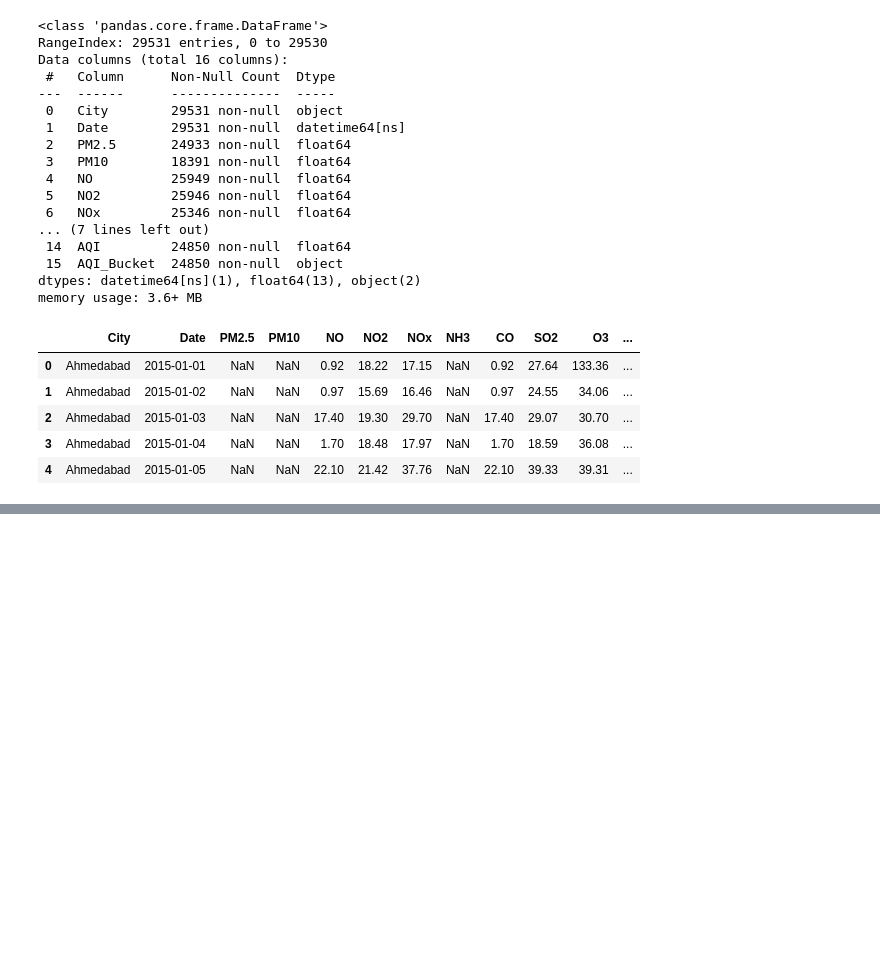
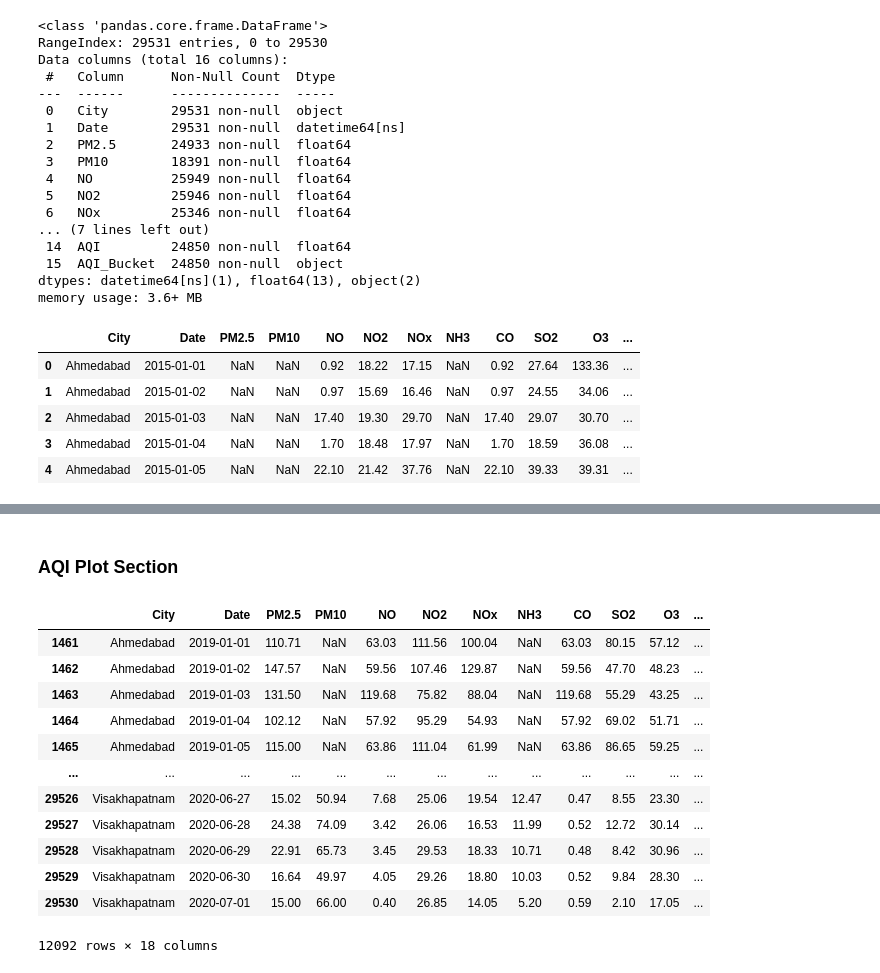
Before and after one commit to enumulak/EK_ML, a Jupyter notebook: Projects/Covid19PollutionEffect/Notebooks/Covid19_Pollution_TestBed.ipynb, the cells around one changed output, grey strips where cells are left out. Drawn from its saved outputs; the diff is of its cells as text; code cells hidden in the pictures; blank space fills up the shorter version.

```diff
--- a/Projects/Covid19PollutionEffect/Notebooks/Covid19_Pollution_TestBed.ipynb
+++ b/Projects/Covid19PollutionEffect/Notebooks/Covid19_Pollution_TestBed.ipynb
@@ -342,5 +342,3 @@ city_day_df.head()
 | 2 | Ahmedabad | 2015-01-03 | NaN | NaN | 17.40 | 19.30 | 29.70 | NaN | 17.40 | 29.07 | 30.70 | ... |
 | 3 | Ahmedabad | 2015-01-04 | NaN | NaN | 1.70 | 18.48 | 17.97 | NaN | 1.70 | 18.59 | 36.08 | ... |
 | 4 | Ahmedabad | 2015-01-05 | NaN | NaN | 22.10 | 21.42 | 37.76 | NaN | 22.10 | 39.33 | 39.31 | ... |
-# %%
-city_day_df.set_index('Date', inplace=True)
@@ -457,0 +345,19 @@ top_cities_graph('PM10')
+# %% [markdown]
+### AQI Plot Section
+# %%
+dated_city_df = city_day_df[city_day_df['Date'] >= '2019-01-01']
+dated_city_df
+# %% [output]
+|  | City | Date | PM2.5 | PM10 | NO | NO2 | NOx | NH3 | CO | SO2 | O3 | ... |
+| 1461 | Ahmedabad | 2019-01-01 | 110.71 | NaN | 63.03 | 111.56 | 100.04 | NaN | 63.03 | 80.15 | 57.12 | ... |
+| 1462 | Ahmedabad | 2019-01-02 | 147.57 | NaN | 59.56 | 107.46 | 129.87 | NaN | 59.56 | 47.70 | 48.23 | ... |
+| 1463 | Ahmedabad | 2019-01-03 | 131.50 | NaN | 119.68 | 75.82 | 88.04 | NaN | 119.68 | 55.29 | 43.25 | ... |
+| 1464 | Ahmedabad | 2019-01-04 | 102.12 | NaN | 57.92 | 95.29 | 54.93 | NaN | 57.92 | 69.02 | 51.71 | ... |
+| 1465 | Ahmedabad | 2019-01-05 | 115.00 | NaN | 63.86 | 111.04 | 61.99 | NaN | 63.86 | 86.65 | 59.25 | ... |
+| ... | ... | ... | ... | ... | ... | ... | ... | ... | ... | ... | ... | ... |
+| 29526 | Visakhapatnam | 2020-06-27 | 15.02 | 50.94 | 7.68 | 25.06 | 19.54 | 12.47 | 0.47 | 8.55 | 23.30 | ... |
+| 29527 | Visakhapatnam | 2020-06-28 | 24.38 | 74.09 | 3.42 | 26.06 | 16.53 | 11.99 | 0.52 | 12.72 | 30.14 | ... |
+| 29528 | Visakhapatnam | 2020-06-29 | 22.91 | 65.73 | 3.45 | 29.53 | 18.33 | 10.71 | 0.48 | 8.42 | 30.96 | ... |
+| 29529 | Visakhapatnam | 2020-06-30 | 16.64 | 49.97 | 4.05 | 29.26 | 18.80 | 10.03 | 0.52 | 9.84 | 28.30 | ... |
+| 29530 | Visakhapatnam | 2020-07-01 | 15.00 | 66.00 | 0.40 | 26.85 | 14.05 | 5.20 | 0.59 | 2.10 | 17.05 | ... |
+12092 rows × 18 columns
```
Also changed, not shown: parts of 22 cells of this notebook, 1 other file.
